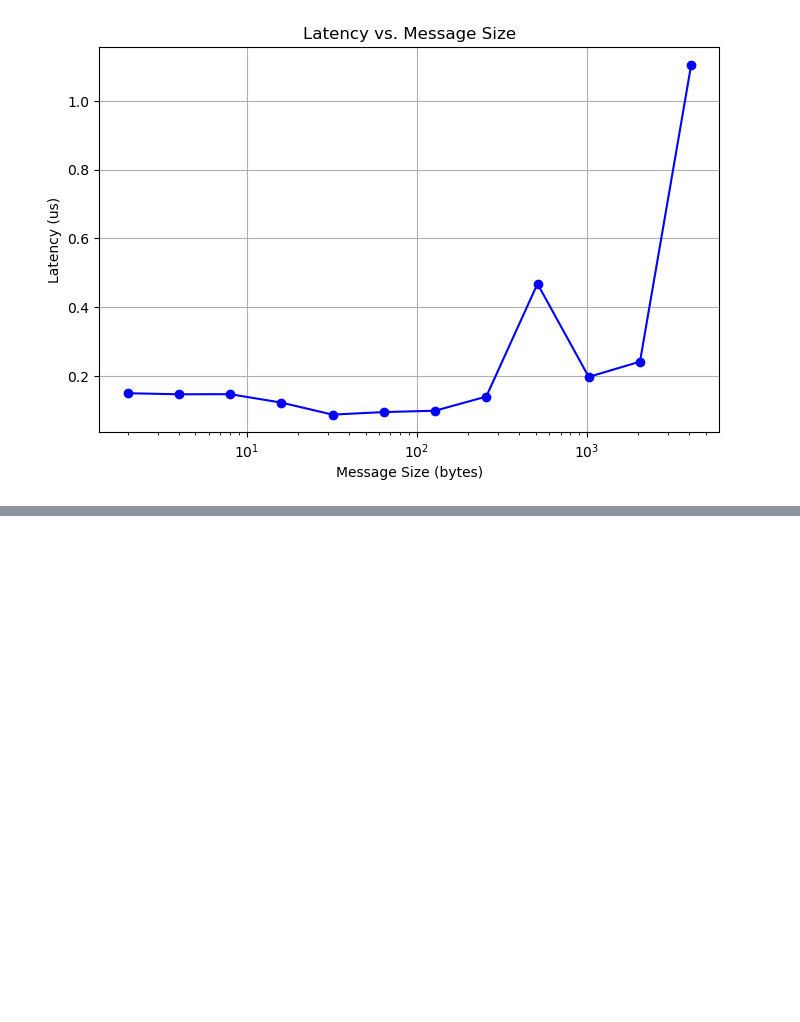
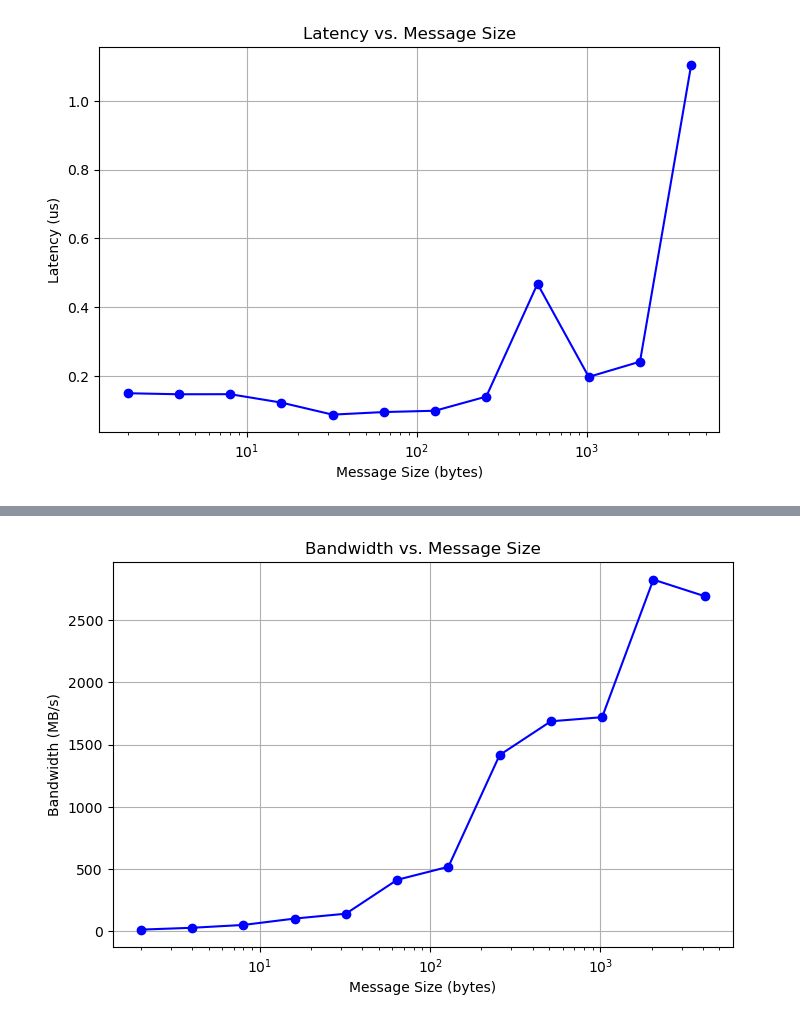
Before and after one commit to cmse822/project-3-mpi-p2p-team1, a Jupyter notebook: plotting.ipynb, the cells around one changed output, grey strips where cells are left out. Drawn from its saved outputs; the diff is of its cells as text; code cells hidden in the pictures; blank space fills up the shorter version.

Commit message:
plotted nonblocking ring

```diff
--- a/plotting.ipynb
+++ b/plotting.ipynb
@@ -41,3 +41,11 @@ plt.savefig('report/part3_2.png')
 plt.show()
 # %% [output]
 [figure]
+# %%
+import pandas as pd
+import matplotlib.pyplot as plt
+
+file_path = 'nonblocking_shift_scores.csv'
+data = pd.read_csv(file_path, header=None)
+data.columns = ['message_size', 'bandwidth', 'latency']
+data.head()
@@ -43,0 +59,14 @@ plt.show()
+# %%
+# Plotting the bandwidth vs. message size
+plt.figure(figsize=(8, 5))
+plt.plot(data['message_size'], data['bandwidth'], marker='o', linestyle='-', color='b')
+plt.title('Bandwidth vs. Message Size')
+plt.xlabel('Message Size (bytes)')
+plt.ylabel('Bandwidth (MB/s)')
+plt.grid(True)
+plt.xscale('log')  # Using a logarithmic scale for the x-axis to better visualize the data
+plt.yscale('linear')
+plt.savefig('report/part4_1.png')
+plt.show()
+# %% [output]
+[figure, added]
```
Also changed, not shown: parts of 2 cells of this notebook, 2 other files.
